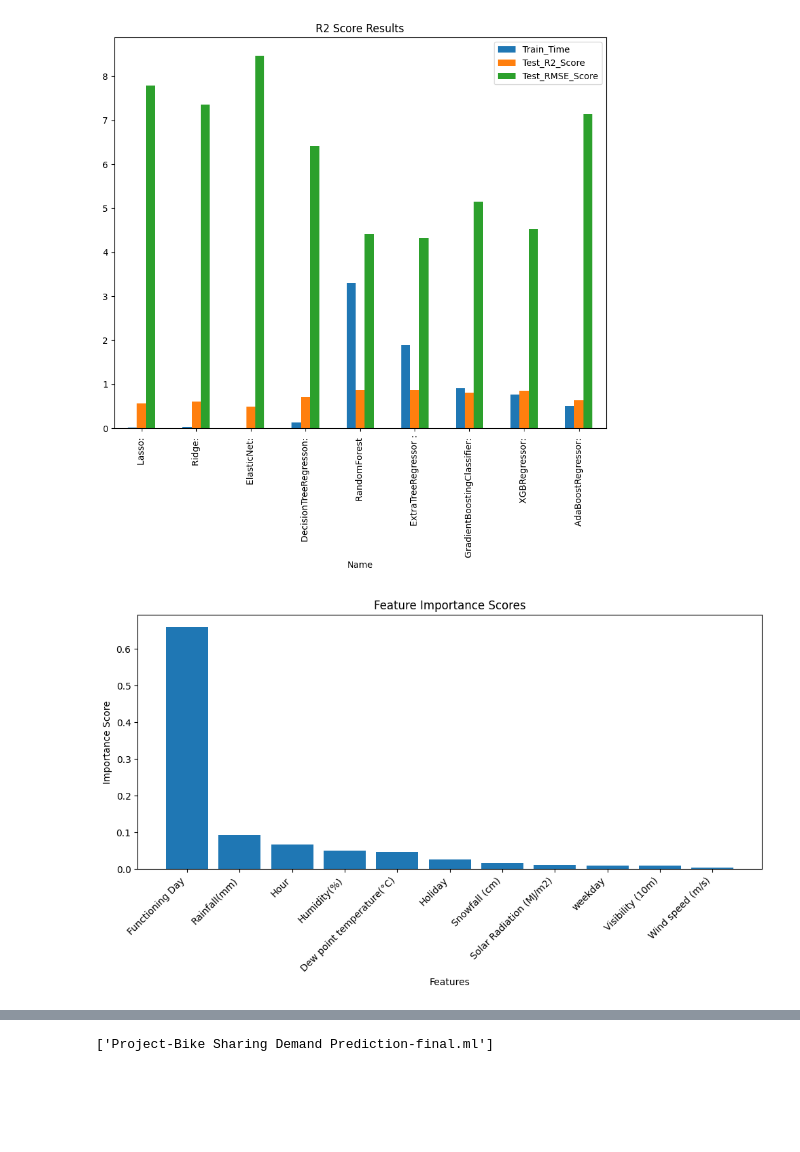
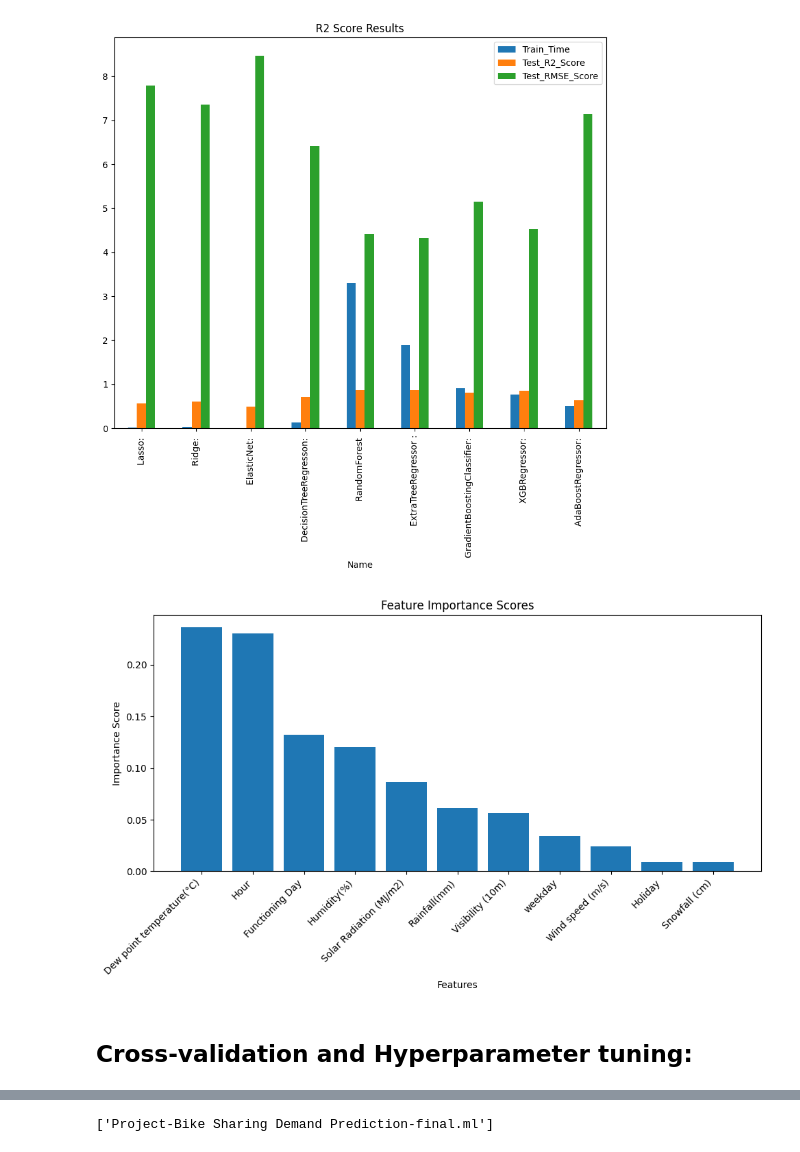
Before and after one commit to DIWAKAR-V/ML-Regression-Project-Bike-Sharing-Demand-Prediction, a Jupyter notebook: Bike_Sharing_Demand_Prediction.ipynb, the cells around one changed output, grey strips where cells are left out. Drawn from its saved outputs; the diff is of its cells as text; code cells hidden in the pictures; blank space fills up the shorter version.

```diff
--- a/Bike_Sharing_Demand_Prediction.ipynb
+++ b/Bike_Sharing_Demand_Prediction.ipynb
@@ -515,35 +521,37 @@ result_data.plot(x="Name", y=['Train_Time','Test_R2_Score','Test_RMSE_Score'], k
 # %% [output]
 [figure]
 # %%
-#from above it is clearly known that XGboost model performing well
+#from above it is clearly known that ExtraTreeRegressor model performing well
 #clearly viewing the model and finding the important feature
 # Training the XGBoost model
-xgb_model = xgb.XGBRegressor()
-xgb_model.fit(X_train, y_train)
+model = ExtraTreesRegressor()
+model.fit(X_train, y_train)
 
 # Making predictions on the test data
-y_pred = xgb_model.predict(X_test)
+y_pred = model.predict(X_test)
 
 # Get feature importance scores from the trained model
-feature_importance = xgb_model.feature_importances_
+feature_importance =model.feature_importances_
 
 # Get feature names (assuming you have a list of feature names)
 feature_names = data.columns
 
 # Sort feature importance in descending order
 sorted_idx = np.argsort(feature_importance)[::-1]
 
 # Plotting the feature importances
 plt.figure(figsize=(10, 6))
 plt.bar(range(len(feature_importance)), feature_importance[sorted_idx], align='center')
 plt.xticks(range(len(feature_importance)), np.array(feature_names)[sorted_idx], rotation=45, ha='right')
 plt.xlabel('Features')
 plt.ylabel('Importance Score')
 plt.title('Feature Importance Scores')
 plt.tight_layout()
 plt.show()
 # %% [output]
-[figure, old version]
+[figure, new version]
+# %% [markdown]
+## Cross-validation and Hyperparameter tuning:
 # %%
 param_grid = [{
               'max_depth': [50, 100, 150,250],
```
Also changed, not shown: parts of 13 cells of this notebook.
